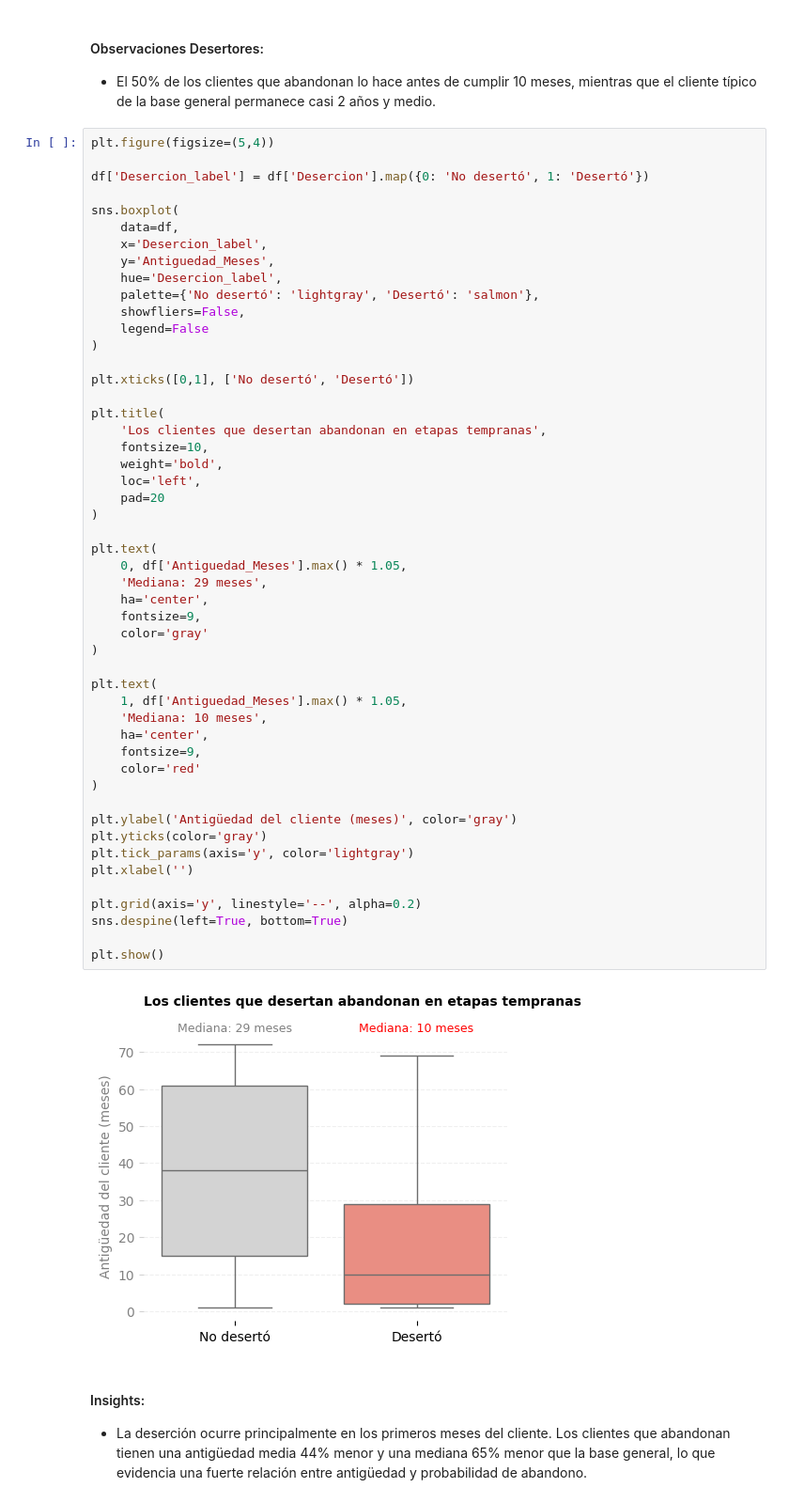
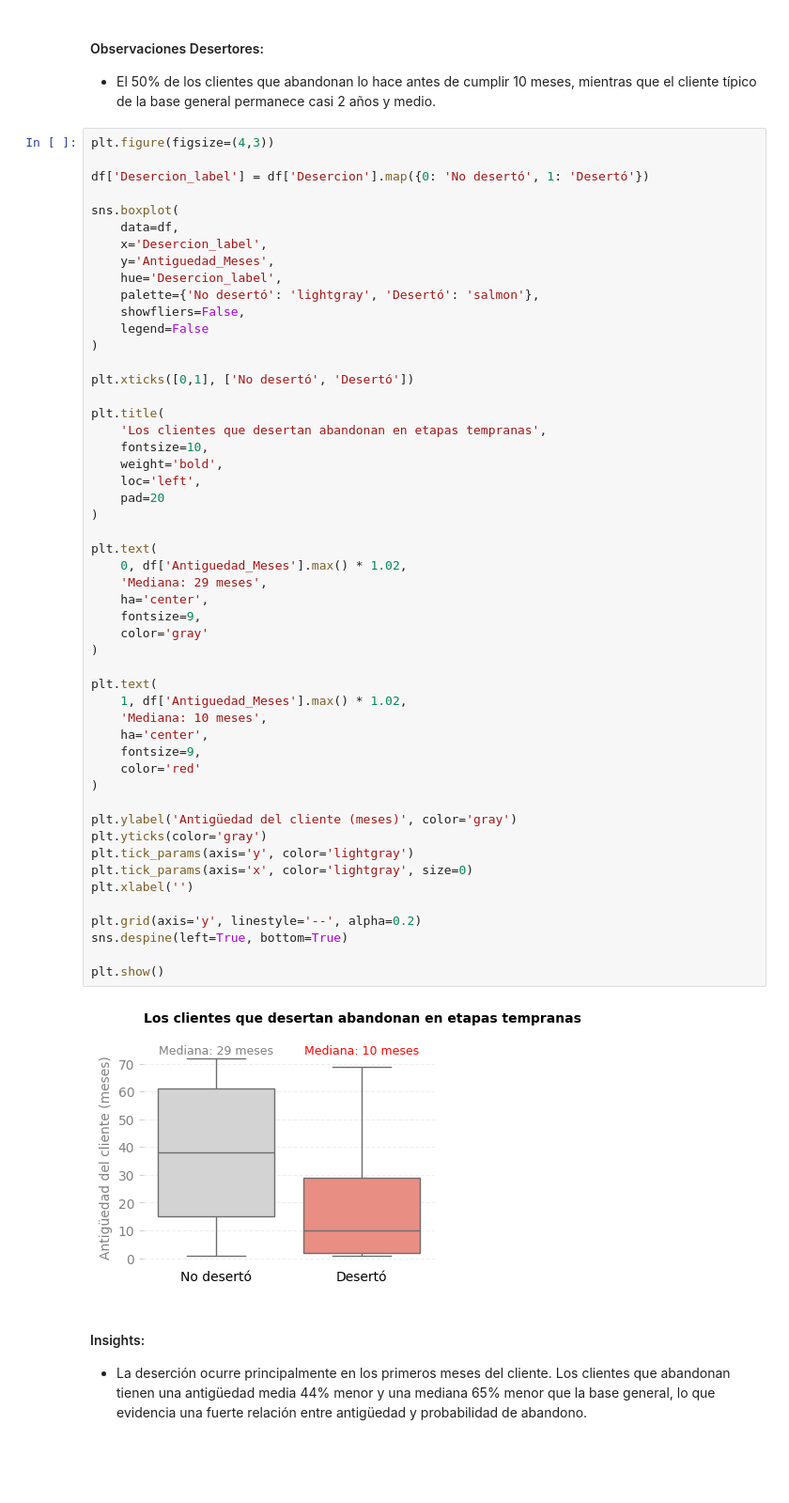
Before and after one commit to EddersonPR/challenge-telecom-x, a Jupyter notebook: TelecomX_LATAM.ipynb, the cells around one changed output. Shown at 94% size. Saved outputs shown, nothing was run; the diff lists cells and outputs as text; blank space fills up the shorter version.

```diff
--- a/TelecomX_LATAM.ipynb
+++ b/TelecomX_LATAM.ipynb
@@ -694,7 +694,7 @@ resumen
 #### Observaciones Desertores:
 - El 50% de los clientes que abandonan lo hace antes de cumplir 10 meses, mientras que el cliente típico de la base general permanece casi 2 años y medio.
 # %%
-plt.figure(figsize=(5,4))
+plt.figure(figsize=(4,3))
 
 df['Desercion_label'] = df['Desercion'].map({0: 'No desertó', 1: 'Desertó'})
 
@@ -715,36 +715,37 @@ plt.title(
     fontsize=10,
     weight='bold',
     loc='left',
     pad=20
 )
 
 plt.text(
-    0, df['Antiguedad_Meses'].max() * 1.05,
+    0, df['Antiguedad_Meses'].max() * 1.02,
     'Mediana: 29 meses',
     ha='center',
     fontsize=9,
     color='gray'
 )
 
 plt.text(
-    1, df['Antiguedad_Meses'].max() * 1.05,
+    1, df['Antiguedad_Meses'].max() * 1.02,
     'Mediana: 10 meses',
     ha='center',
     fontsize=9,
     color='red'
 )
 
 plt.ylabel('Antigüedad del cliente (meses)', color='gray')
 plt.yticks(color='gray')
 plt.tick_params(axis='y', color='lightgray')
+plt.tick_params(axis='x', color='lightgray', size=0)
 plt.xlabel('')
 
 plt.grid(axis='y', linestyle='--', alpha=0.2)
 sns.despine(left=True, bottom=True)
 
 plt.show()
 # %% [output]
-[figure, old version]
+[figure, new version]
 # %% [markdown]
 #### Insights:
 - La deserción ocurre principalmente en los primeros meses del cliente.
```
Also changed, not shown: parts of 6 cells of this notebook.
